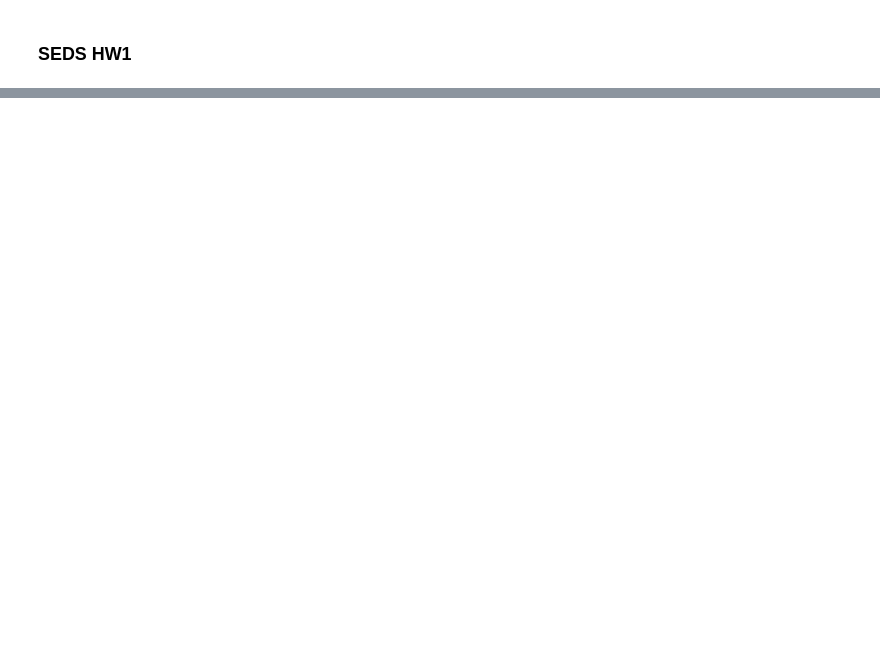
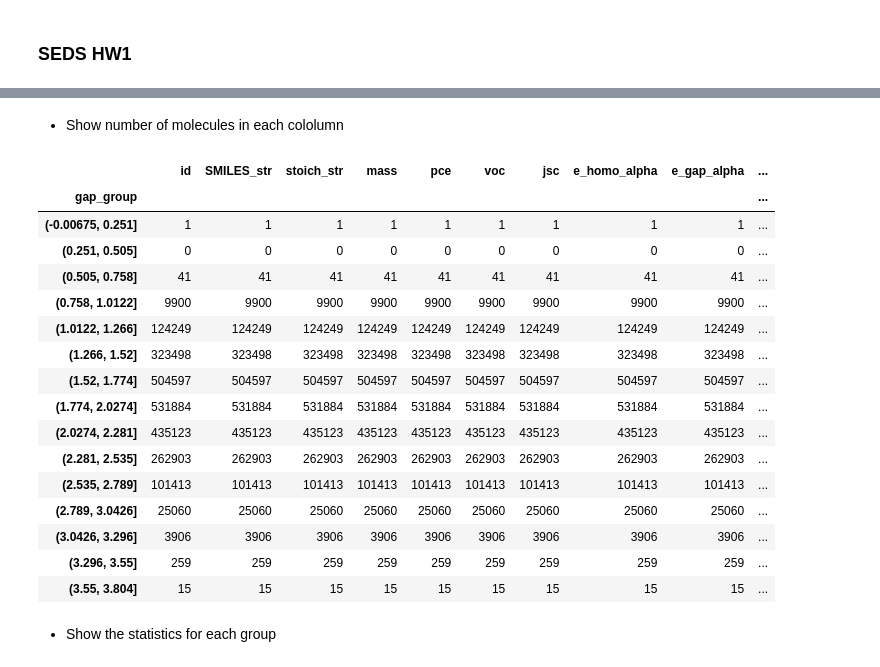
Before and after one commit to wfqethan/SEDS-HW1, a Jupyter notebook: seds-hw-1-Wang-Fangqi.ipynb, the cells around one changed output, grey strips where cells are left out. Saved outputs shown, nothing was run; the diff lists cells and outputs as text; code cells hidden in the pictures; blank space fills up the shorter version.

```diff
--- a/seds-hw-1-Wang-Fangqi.ipynb
+++ b/seds-hw-1-Wang-Fangqi.ipynb
@@ -53,0 +86,24 @@ plt.scatter(gap,pce)
+# %% [markdown]
+* Show number of molecules in each cololumn
+# %%
+data.groupby(data['gap_group']).count()
+# %% [output]
+|  | id | SMILES_str | stoich_str | mass | pce | voc | jsc | e_homo_alpha | e_gap_alpha | ... |
+| gap_group |  |  |  |  |  |  |  |  |  | ... |
+| (-0.00675, 0.251] | 1 | 1 | 1 | 1 | 1 | 1 | 1 | 1 | 1 | ... |
+| (0.251, 0.505] | 0 | 0 | 0 | 0 | 0 | 0 | 0 | 0 | 0 | ... |
+| (0.505, 0.758] | 41 | 41 | 41 | 41 | 41 | 41 | 41 | 41 | 41 | ... |
+| (0.758, 1.0122] | 9900 | 9900 | 9900 | 9900 | 9900 | 9900 | 9900 | 9900 | 9900 | ... |
+| (1.0122, 1.266] | 124249 | 124249 | 124249 | 124249 | 124249 | 124249 | 124249 | 124249 | 124249 | ... |
+| (1.266, 1.52] | 323498 | 323498 | 323498 | 323498 | 323498 | 323498 | 323498 | 323498 | 323498 | ... |
+| (1.52, 1.774] | 504597 | 504597 | 504597 | 504597 | 504597 | 504597 | 504597 | 504597 | 504597 | ... |
+| (1.774, 2.0274] | 531884 | 531884 | 531884 | 531884 | 531884 | 531884 | 531884 | 531884 | 531884 | ... |
+| (2.0274, 2.281] | 435123 | 435123 | 435123 | 435123 | 435123 | 435123 | 435123 | 435123 | 435123 | ... |
+| (2.281, 2.535] | 262903 | 262903 | 262903 | 262903 | 262903 | 262903 | 262903 | 262903 | 262903 | ... |
+| (2.535, 2.789] | 101413 | 101413 | 101413 | 101413 | 101413 | 101413 | 101413 | 101413 | 101413 | ... |
+| (2.789, 3.0426] | 25060 | 25060 | 25060 | 25060 | 25060 | 25060 | 25060 | 25060 | 25060 | ... |
+| (3.0426, 3.296] | 3906 | 3906 | 3906 | 3906 | 3906 | 3906 | 3906 | 3906 | 3906 | ... |
+| (3.296, 3.55] | 259 | 259 | 259 | 259 | 259 | 259 | 259 | 259 | 259 | ... |
+| (3.55, 3.804] | 15 | 15 | 15 | 15 | 15 | 15 | 15 | 15 | 15 | ... |
+# %% [markdown]
+* Show the statistics for each group
```
Also changed, not shown: parts of 16 cells of this notebook.
